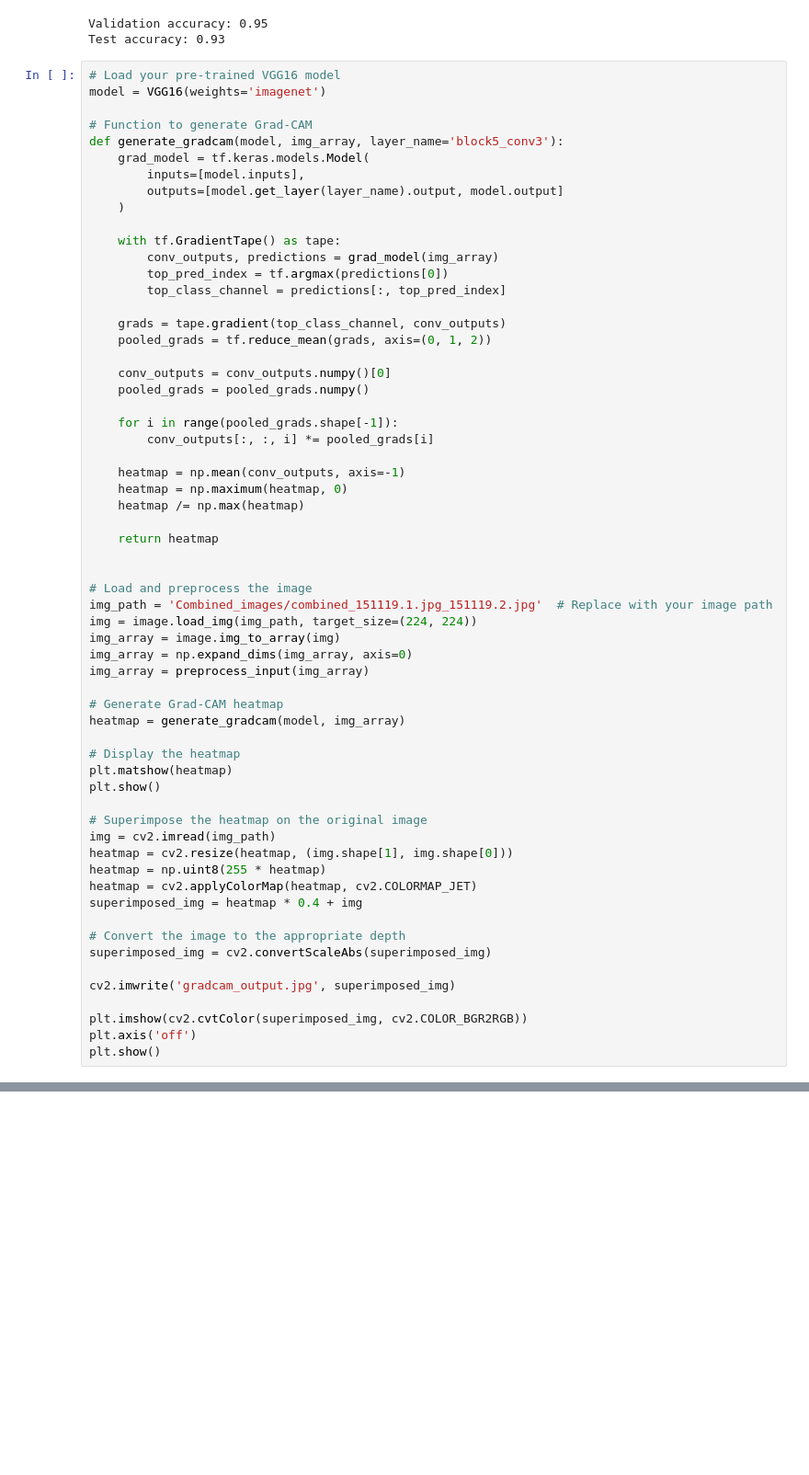
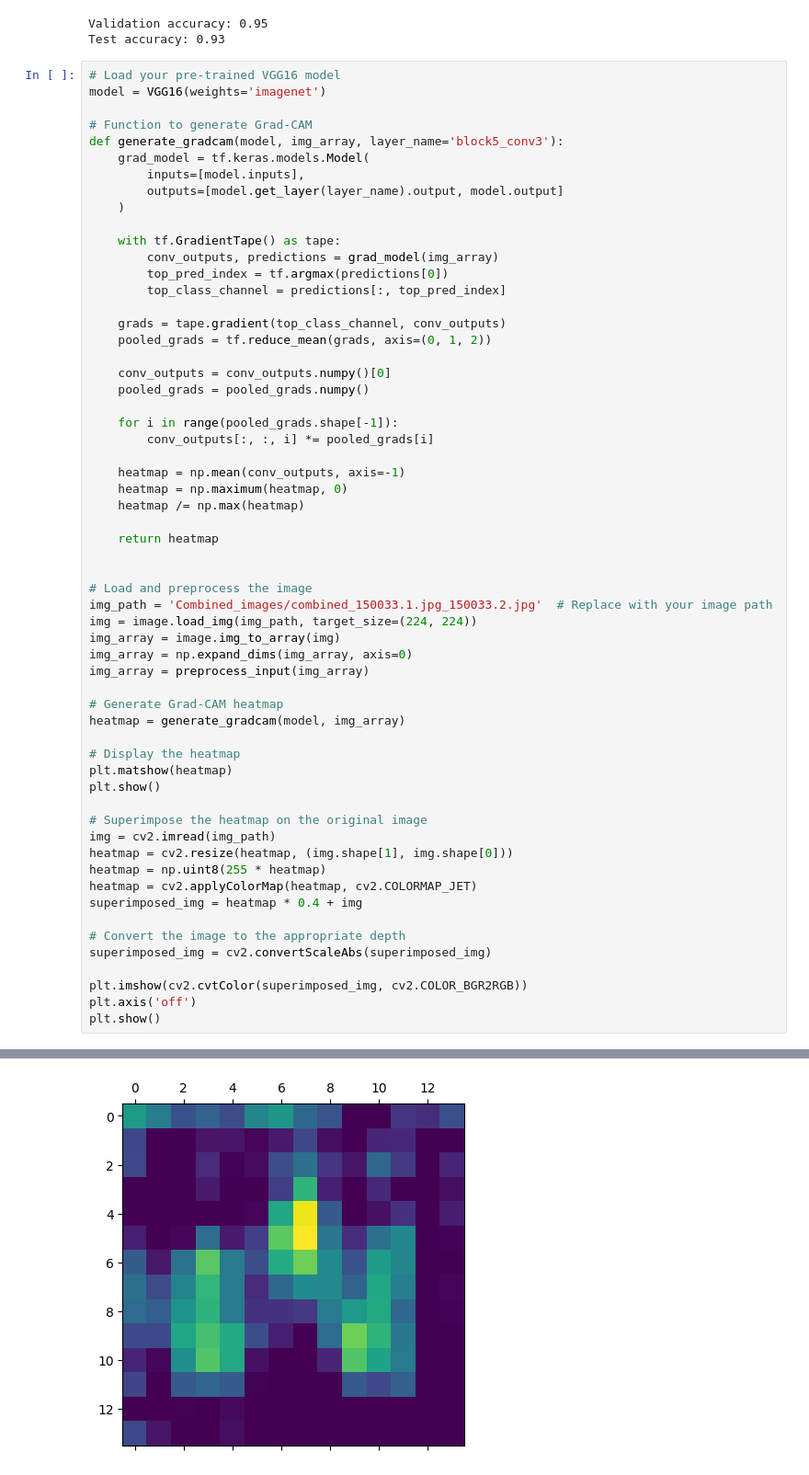
Before and after one commit to Aviost111/final_proj, a Jupyter notebook: feature_extraction_and_gradcam.ipynb, the cells around one changed output, grey strips where cells are left out. Shown at 92% size. Cells and saved outputs as stored; diff of their text form; blank space fills up the shorter version.

```diff
--- a/feature_extraction_and_gradcam.ipynb
+++ b/feature_extraction_and_gradcam.ipynb
@@ -419,7 +421,7 @@ def generate_gradcam(model, img_array, layer_name='block5_conv3'):
 
 
 # Load and preprocess the image
-img_path = 'Combined_images/combined_151119.1.jpg_151119.2.jpg'  # Replace with your image path
+img_path = 'Combined_images/combined_150033.1.jpg_150033.2.jpg'  # Replace with your image path
 img = image.load_img(img_path, target_size=(224, 224))
 img_array = image.img_to_array(img)
 img_array = np.expand_dims(img_array, axis=0)
@@ -442,8 +444,6 @@ superimposed_img = heatmap * 0.4 + img
 # Convert the image to the appropriate depth
 superimposed_img = cv2.convertScaleAbs(superimposed_img)
 
-cv2.imwrite('gradcam_output.jpg', superimposed_img)
-
 plt.imshow(cv2.cvtColor(superimposed_img, cv2.COLOR_BGR2RGB))
 plt.axis('off')
 plt.show()
@@ -452,0 +451 @@ TypeError: list indices must be integers or slices, not tuple
+[figure, added]
```
Also changed, not shown: parts of 4 cells of this notebook.
